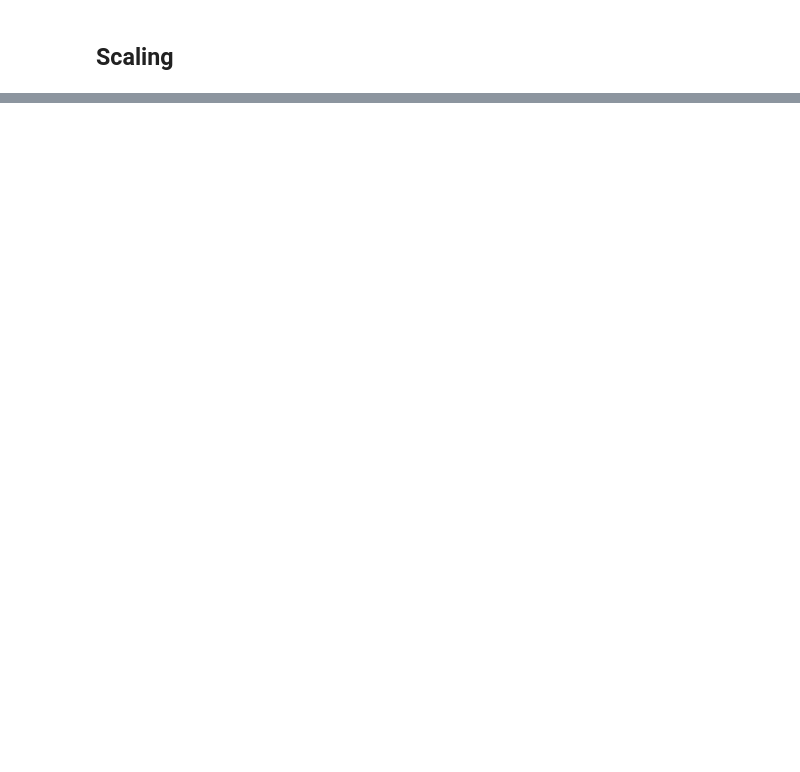
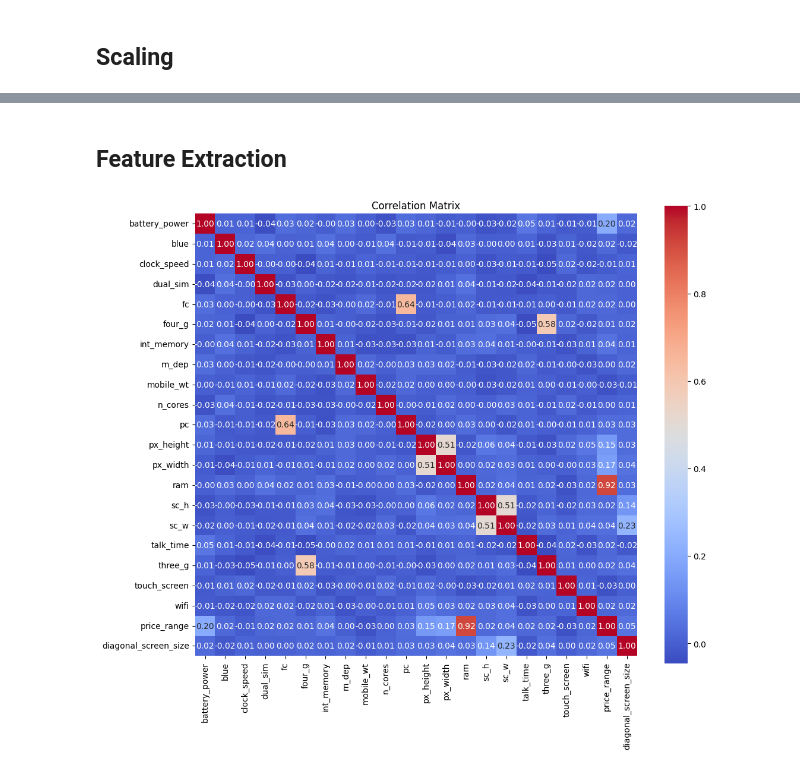
Before and after one commit to Emir515/Business-Intelligence-Assignment-2, a Jupyter notebook: BusinessIntelligence.ipynb, the cells around one changed output, grey strips where cells are left out. Drawn from its saved outputs; the diff is of its cells as text; code cells hidden in the pictures; blank space fills up the shorter version.

Commit message:
Feature extraction is added

```diff
--- a/BusinessIntelligence.ipynb
+++ b/BusinessIntelligence.ipynb
@@ -125,0 +147,14 @@ plt.show()
+# %% [markdown]
+## Feature Extraction
+# %%
+# The Pythagorean theorem was used.
+scaled_df['diagonal_screen_size'] = ((scaled_df['sc_w'] ** 2) + (scaled_df['sc_h'] ** 2)) ** 0.5
+# %%
+correlation_matrix = scaled_df.corr()
+# %%
+plt.figure(figsize=(12,10))
+sns.heatmap(correlation_matrix, annot=True, cmap='coolwarm', fmt=".2f", square=True)
+plt.title("Correlation Matrix")
+plt.show()
+# %% [output]
+[figure, added]
```
Also changed, not shown: parts of 11 cells of this notebook.
